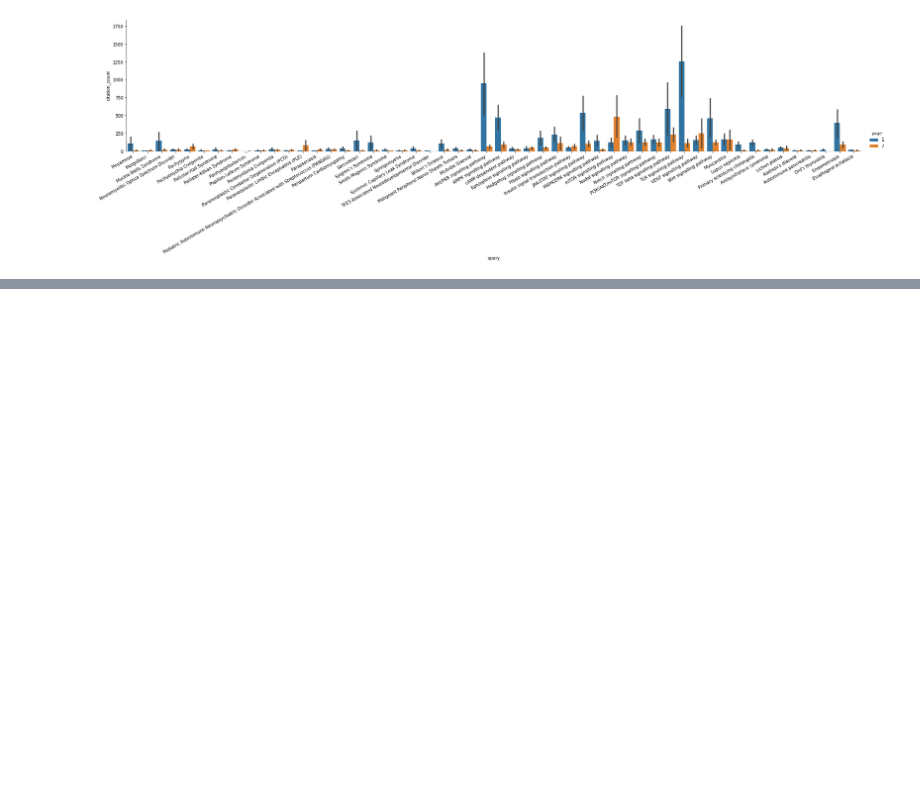
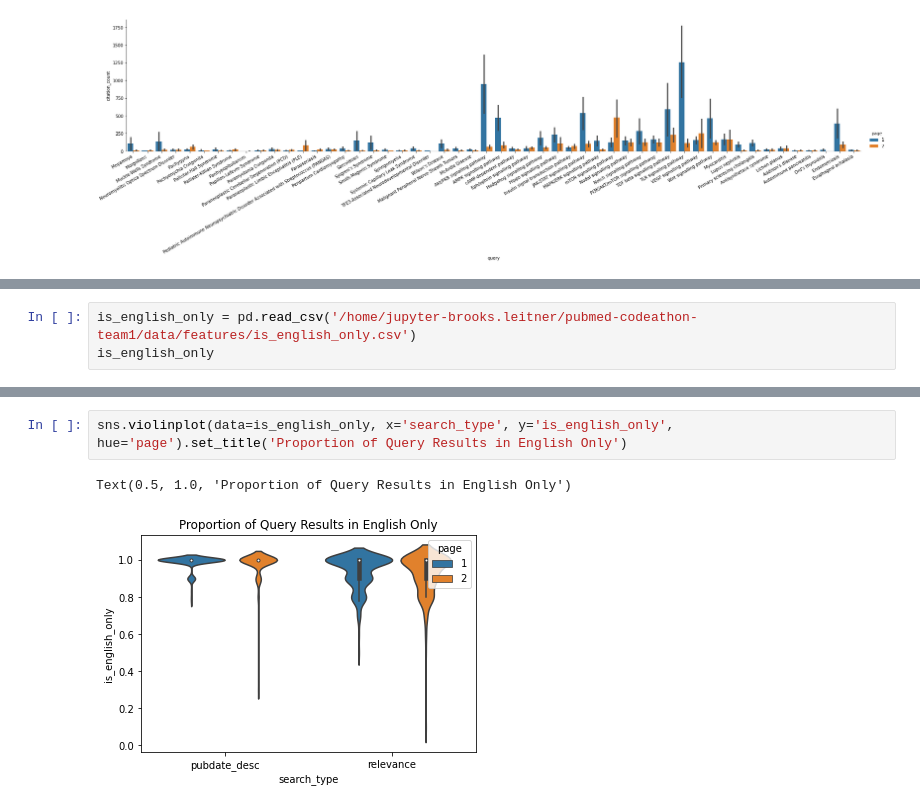
Before and after one commit to NCBI-Codeathons/pubmed-codeathon-team1, a Jupyter notebook: notebooks/data_visualizations_bl.ipynb, the cells around one changed output, grey strips where cells are left out. Saved outputs shown, nothing was run; the diff lists cells and outputs as text; blank space fills up the shorter version.

```diff
--- a/notebooks/data_visualizations_bl.ipynb
+++ b/notebooks/data_visualizations_bl.ipynb
@@ -24,0 +55,3 @@ g.set_xticklabels(rotation=30, ha='right')
+# %%
+is_english_only = pd.read_csv('/home/jupyter-brooks.leitner/pubmed-codeathon-team1/data/features/is_english_only.csv')
+is_english_only
@@ -24,0 +68,5 @@ g.set_xticklabels(rotation=30, ha='right')
+# %%
+sns.violinplot(data=is_english_only, x='search_type', y='is_english_only', hue='page').set_title('Proportion of Query Results in English Only')
+# %% [output]
+Text(0.5, 1.0, 'Proportion of Query Results in English Only')
+[figure, added]
```
Also changed, not shown: parts of 11 cells of this notebook, 1 other file.
